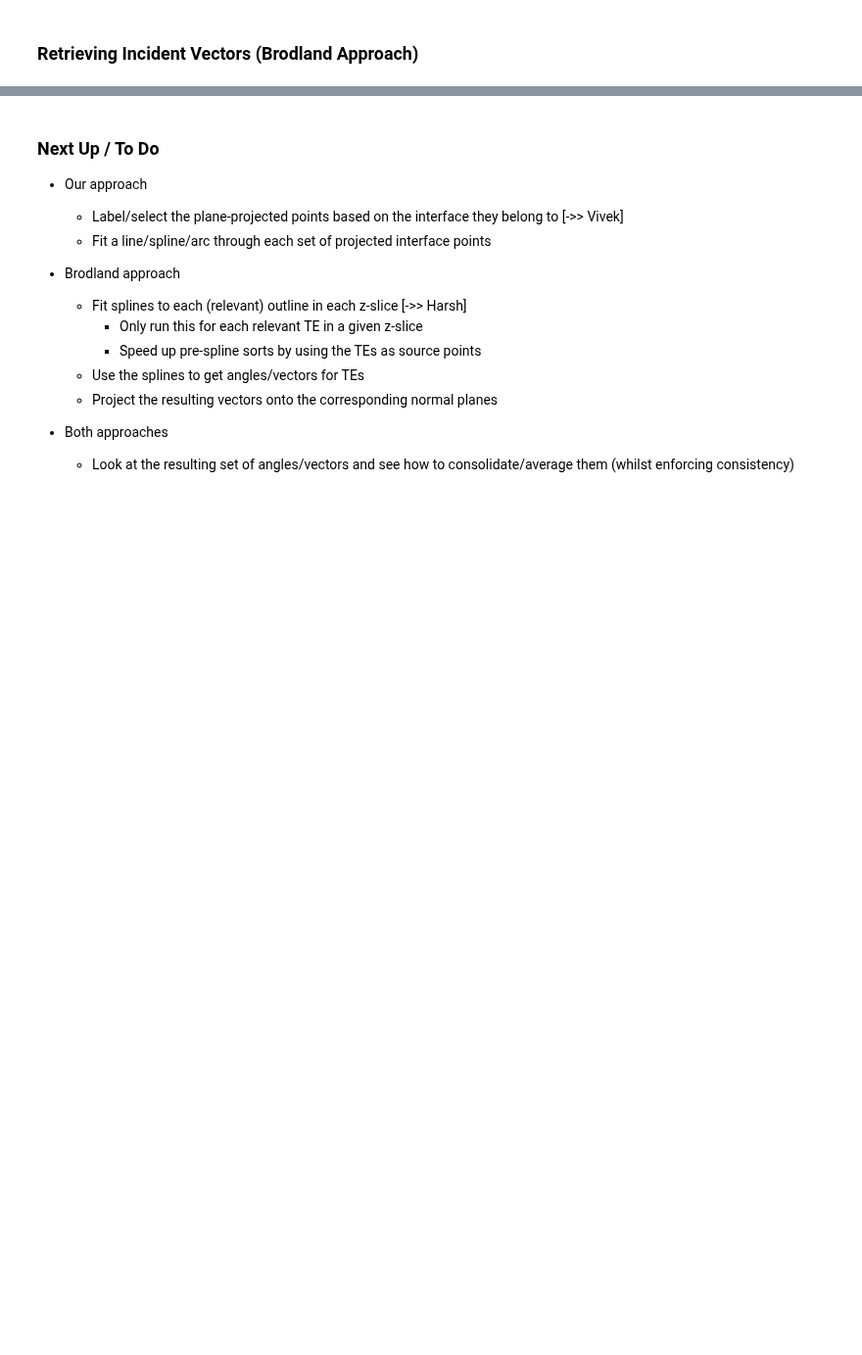
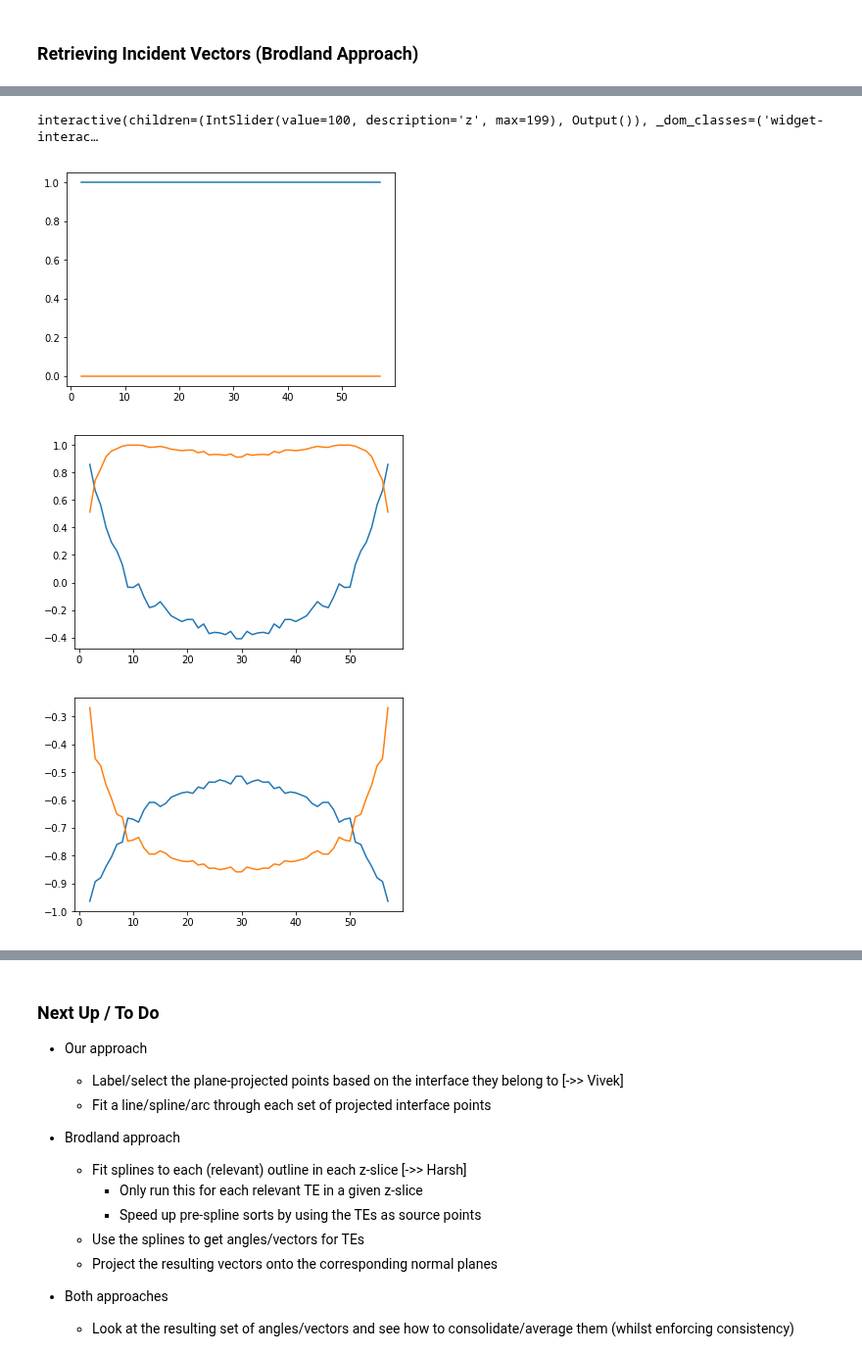
Before and after one commit to amarallab/pyCFI, a Jupyter notebook: notebooks/DEV_angles.ipynb, the cells around one changed output, grey strips where cells are left out. Shown at 98% size. Drawn from its saved outputs; the diff is of its cells as text; code cells hidden in the pictures; blank space fills up the shorter version.

```diff
--- a/notebooks/DEV_angles.ipynb
+++ b/notebooks/DEV_angles.ipynb
@@ -661,7 +698,8 @@ def wrap_sub(n1, n2, minimum=-np.pi, maximum=np.pi):
 close_points_radius = 25.0
 
 # Output
-TJs_vec   = defaultdict(lambda : [])
+TJs_vec = defaultdict(lambda : [])
+TJs_vec_raw = defaultdict(lambda : [])
 z_TJs_vec = {}
 z_TJs_vec_raw = {}
 
@@ -684,7 +722,10 @@ for z in range(im.shape[0]):
         for uTE in z_uTJs[z][TJ_ID]:
 
             # Add a result array to the TJ
-            TJs_vec[TJ_ID].append(np.empty((3,2)))
+            TJs_vec[TJ_ID].append(np.empty((3,3)))
+            TJs_vec[TJ_ID][-1][:,0] = z
+            TJs_vec_raw[TJ_ID].append(np.empty((3,3)))
+            TJs_vec_raw[TJ_ID][-1][:,0] = z
             z_TJs_vec[z][TJ_ID].append(np.empty((3,2)))
             z_TJs_vec_raw[z][TJ_ID].append(np.empty((3,2)))
 
@@ -696,9 +737,10 @@ for z in range(im.shape[0]):
                 # Get all points from the interface at this z, skip if none
                 ICs_connected = ICs[IC_ID][np.floor(ICs[IC_ID][:,0])==z]
                 if ICs_connected.size == 0:
-                    del TJs_vec[TJ_ID][-1]
-                    del z_TJs_vec[z][TJ_ID][-1]
-                    del z_TJs_vec_raw[z][TJ_ID][-1]
+                    TJs_vec[TJ_ID][-1].fill(np.nan)
+                    TJs_vec_raw[TJ_ID][-1].fill(np.nan)
+                    z_TJs_vec[z][TJ_ID][-1].fill(np.nan)
+                    z_TJs_vec_raw[z][TJ_ID][-1].fill(np.nan)
                     skip = True
                     print("Skipped TE at z="+str(z)+", TJ_ID+"+str(TJ_ID)+" -> no connected ICs!")
                     break
@@ -709,9 +751,10 @@ for z in range(im.shape[0]):
 
                 # In exceptional cases without neighbors, skip this TE
                 if not KNNs:
-                    del TJs_vec[TJ_ID][-1]
-                    del z_TJs_vec[z][TJ_ID][-1]
-                    del z_TJs_vec_raw[z][TJ_ID][-1]
+                    TJs_vec[TJ_ID][-1].fill(np.nan)
+                    TJs_vec_raw[TJ_ID][-1].fill(np.nan)
+                    z_TJs_vec[z][TJ_ID][-1].fill(np.nan)
+                    z_TJs_vec_raw[z][TJ_ID][-1].fill(np.nan)
                     skip = True
                     print("Skipped TE at z="+str(z)+", TJ_ID+"+str(TJ_ID)+" -> no neighbors!")
                     break
@@ -757,7 +800,8 @@ for z in range(im.shape[0]):
                 tangent = tangent / np.sqrt(np.sum(tangent**2.0))
 
                 # Save the results
-                TJs_vec[TJ_ID][-1][IC_idx] = tangent
+                TJs_vec[TJ_ID][-1][IC_idx, 1:] = tangent
+                TJs_vec_raw[TJ_ID][-1][IC_idx, 1:] = tangent_raw
                 z_TJs_vec[z][TJ_ID][-1][IC_idx] = tangent
                 z_TJs_vec_raw[z][TJ_ID][-1][IC_idx] = tangent_raw
 
@@ -768,3 +812,4 @@ for z in range(im.shape[0]):
 # Convert to array
 for TJ_ID in TJs_vec.keys():
     TJs_vec[TJ_ID] = np.array(TJs_vec[TJ_ID])
+    TJs_vec_raw[TJ_ID] = np.array(TJs_vec_raw[TJ_ID])
@@ -775,7 +830,7 @@ for TJ_ID in TJs_vec.keys():
 def show_stack(z=im.shape[0]//2):
 
     # Prep and plot image
-    plt.figure(figsize=(12,12))
+    plt.figure(figsize=(8,8))
     plt.imshow(outlines_id[z], cmap='gray')
 
     # Plot vectors in this plane
@@ -797,13 +852,22 @@ def show_stack(z=im.shape[0]//2):
     #plt.xlim([100,150])
     #plt.ylim([110,160])
     plt.show()
+# %% [output]
+interactive(children=(IntSlider(value=100, description='z', max=199), Output()), _dom_classes=('widget-interac…
 # %%
-plt.plot(TJs_vec[TJ_ID][:,0,0])
+#plt.plot(TJs_vec[TJ_ID][:,0,0])
 plt.plot(TJs_vec[TJ_ID][:,0,1])
+plt.plot(TJs_vec[TJ_ID][:,0,2])
 plt.show()
-plt.plot(TJs_vec[TJ_ID][:,1,0])
+#plt.plot(TJs_vec[TJ_ID][:,1,0])
 plt.plot(TJs_vec[TJ_ID][:,1,1])
+plt.plot(TJs_vec[TJ_ID][:,1,2])
 plt.show()
-plt.plot(TJs_vec[TJ_ID][:,2,0])
+#plt.plot(TJs_vec[TJ_ID][:,2,0])
 plt.plot(TJs_vec[TJ_ID][:,2,1])
+plt.plot(TJs_vec[TJ_ID][:,2,2])
 plt.show()
+# %% [output]
+[figure, added]
+[figure, added]
+[figure, added]
```
Also changed, not shown: parts of 20 cells of this notebook.
